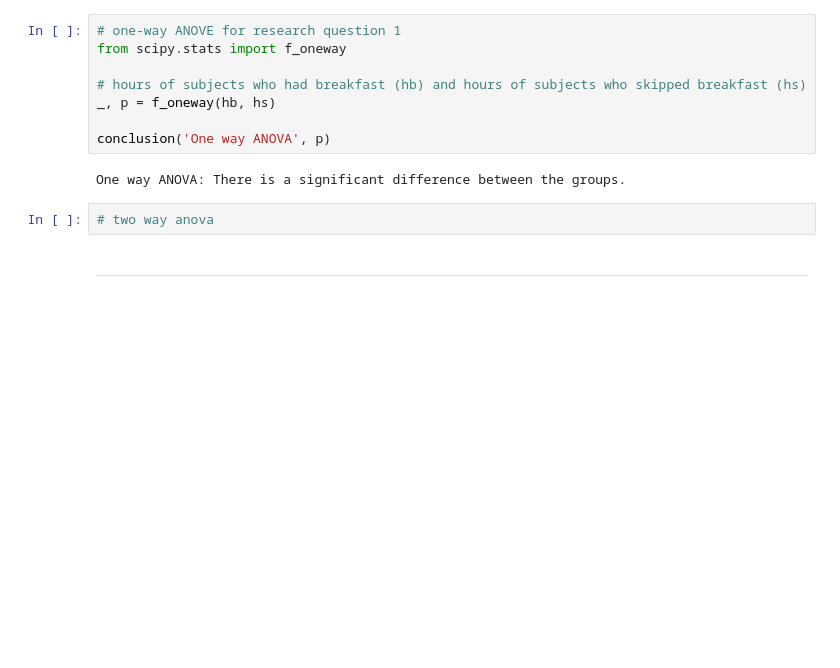
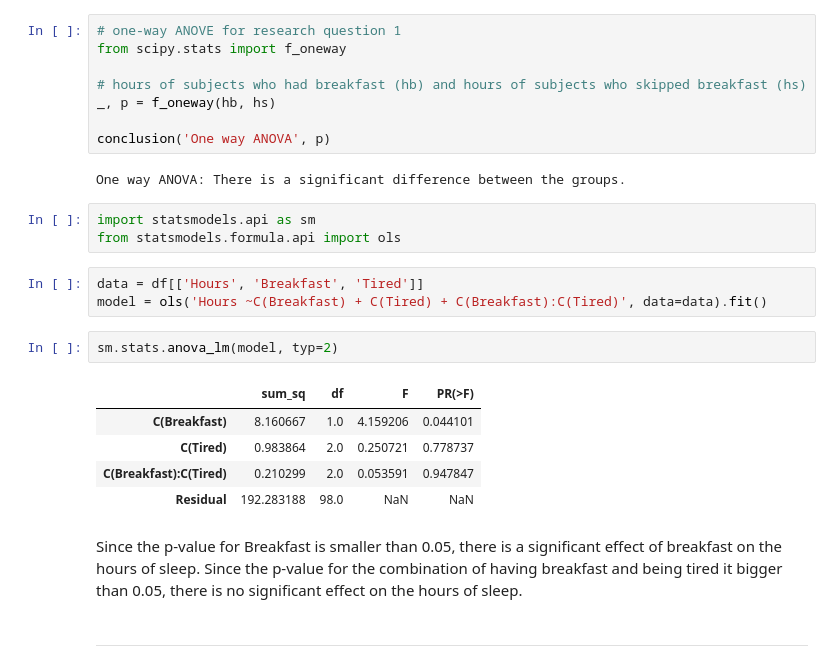
Before and after one commit to ddlatumalea/BFVM19PROG1, a Jupyter notebook: assessments/Assignment_week_05.ipynb, the cells around one changed output. Cells and saved outputs as stored; diff of their text form; blank space fills up the shorter version.

```diff
--- a/assessments/Assignment_week_05.ipynb
+++ b/assessments/Assignment_week_05.ipynb
@@ -657,8 +645,22 @@ _, p = f_oneway(hb, hs)
 conclusion('One way ANOVA', p)
 # %% [output]
 One way ANOVA: There is a significant difference between the groups.
-# %%
-# two way anova
+# %%
+import statsmodels.api as sm
+from statsmodels.formula.api import ols
+# %%
+data = df[['Hours', 'Breakfast', 'Tired']]
+model = ols('Hours ~C(Breakfast) + C(Tired) + C(Breakfast):C(Tired)', data=data).fit()
+# %%
+sm.stats.anova_lm(model, typ=2)
+# %% [output]
+|  | sum_sq | df | F | PR(>F) |
+| C(Breakfast) | 8.160667 | 1.0 | 4.159206 | 0.044101 |
+| C(Tired) | 0.983864 | 2.0 | 0.250721 | 0.778737 |
+| C(Breakfast):C(Tired) | 0.210299 | 2.0 | 0.053591 | 0.947847 |
+| Residual | 192.283188 | 98.0 | NaN | NaN |
+# %% [markdown]
+Since the p-value for Breakfast is smaller than 0.05, there is a significant effect of breakfast on the hours of sleep. Since the p-value for the combination of having breakfast and being tired it bigger than 0.05, there is no significant effect on the hours of sleep.
 # %% [markdown]
 ---
 # %% [markdown]
```
Also changed, not shown: parts of 2 cells of this notebook.
